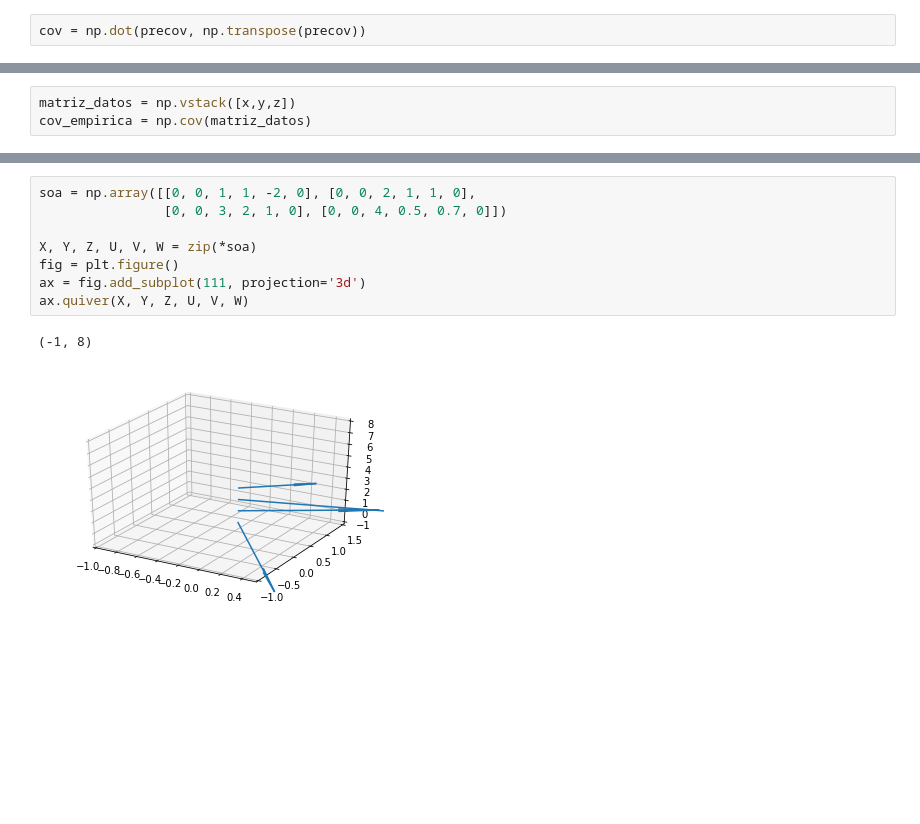
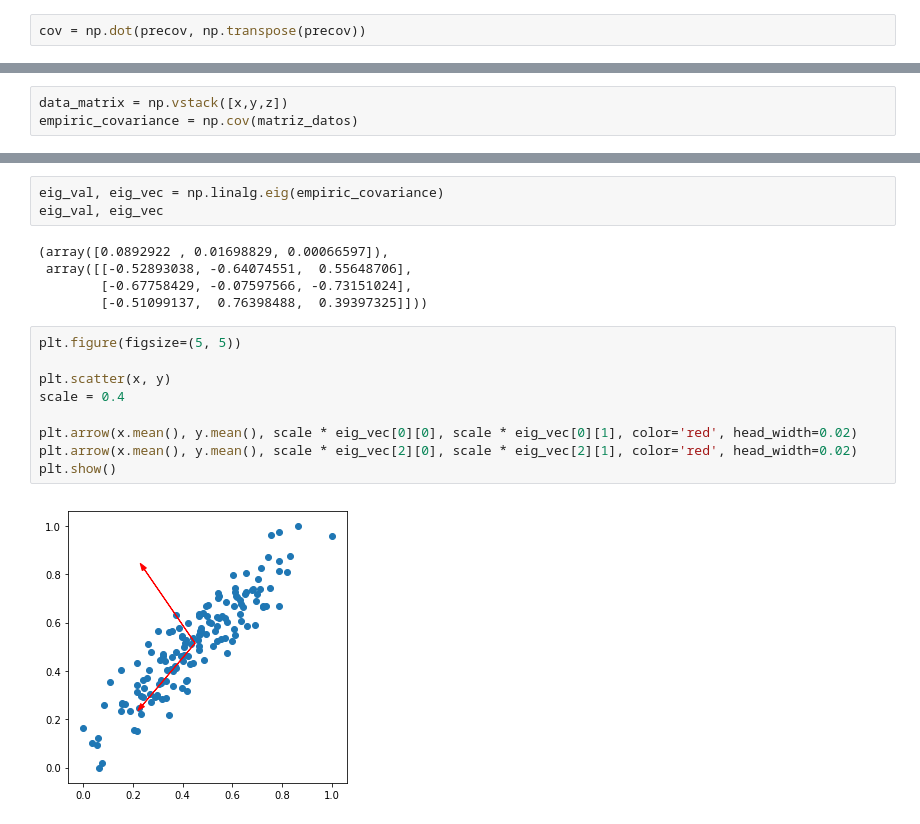
Before and after one commit to gregschuit/Data-mining, a Jupyter notebook: 1. PCA.ipynb, the cells around one changed output, grey strips where cells are left out. Drawn from its saved outputs; the diff is of its cells as text; blank space fills up the shorter version.

```diff
--- a/1. PCA.ipynb
+++ b/1. PCA.ipynb
@@ -33,3 +30,3 @@ puntos.scatter(x, y, z)
 # %%
-matriz_datos = np.vstack([x,y,z])
-cov_empirica = np.cov(matriz_datos)
+data_matrix = np.vstack([x,y,z])
+empiric_covariance = np.cov(matriz_datos)
@@ -52,11 +33,19 @@ ValueError: Wrong number of arguments. Expected 6 got 1
-# %%
-soa = np.array([[0, 0, 1, 1, -2, 0], [0, 0, 2, 1, 1, 0],
-                [0, 0, 3, 2, 1, 0], [0, 0, 4, 0.5, 0.7, 0]])
-
-X, Y, Z, U, V, W = zip(*soa)
-fig = plt.figure()
-ax = fig.add_subplot(111, projection='3d')
-ax.quiver(X, Y, Z, U, V, W)
-# %% [output]
-(-1, 8)
-[figure, removed]
+# %%
+eig_val, eig_vec = np.linalg.eig(empiric_covariance)
+eig_val, eig_vec
+# %% [output]
+(array([0.0892922 , 0.01698829, 0.00066597]),
+ array([[-0.52893038, -0.64074551,  0.55648706],
+        [-0.67758429, -0.07597566, -0.73151024],
+        [-0.51099137,  0.76398488,  0.39397325]]))
+# %%
+plt.figure(figsize=(5, 5))
+
+plt.scatter(x, y)
+scale = 0.4
+
+plt.arrow(x.mean(), y.mean(), scale * eig_vec[0][0], scale * eig_vec[0][1], color='red', head_width=0.02)
+plt.arrow(x.mean(), y.mean(), scale * eig_vec[2][0], scale * eig_vec[2][1], color='red', head_width=0.02)
+plt.show()
+# %% [output]
+[figure, added]
```
Also changed, not shown: parts of 9 cells of this notebook.
